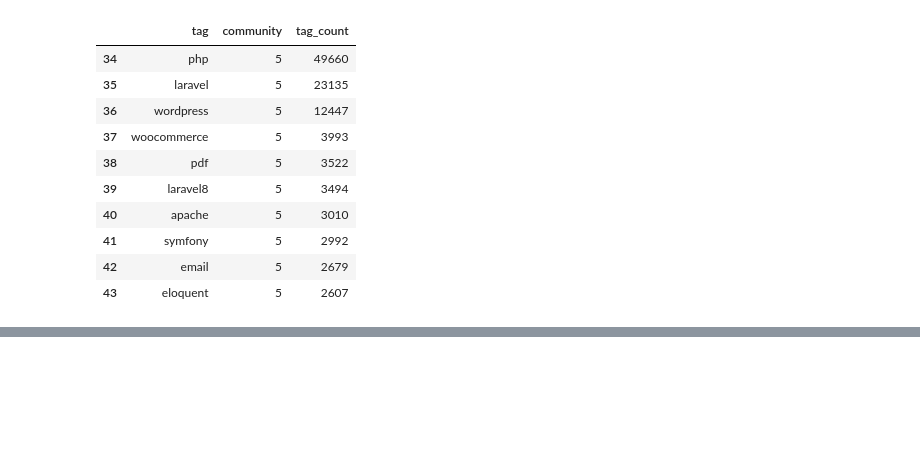
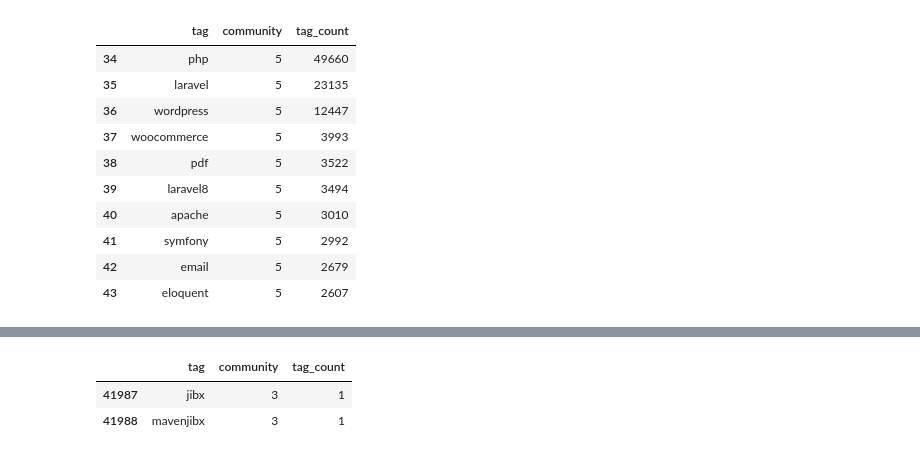
Before and after one commit to CG6036/_Robustness, a Jupyter notebook: TagCluster/Rouvein.ipynb, the cells around one changed output, grey strips where cells are left out. Drawn from its saved outputs; the diff is of its cells as text; code cells hidden in the pictures; blank space fills up the shorter version.

```diff
--- a/TagCluster/Rouvein.ipynb
+++ b/TagCluster/Rouvein.ipynb
@@ -481,0 +498,6 @@ with open(file = 'louvain_community.pickle', mode = 'rb') as file:
+# %%
+data[data['community'] == 3]
+# %% [output]
+|  | tag | community | tag_count |
+| 41987 | jibx | 3 | 1 |
+| 41988 | mavenjibx | 3 | 1 |
```
Also changed, not shown: parts of 1 cell of this notebook, 13 other files.
